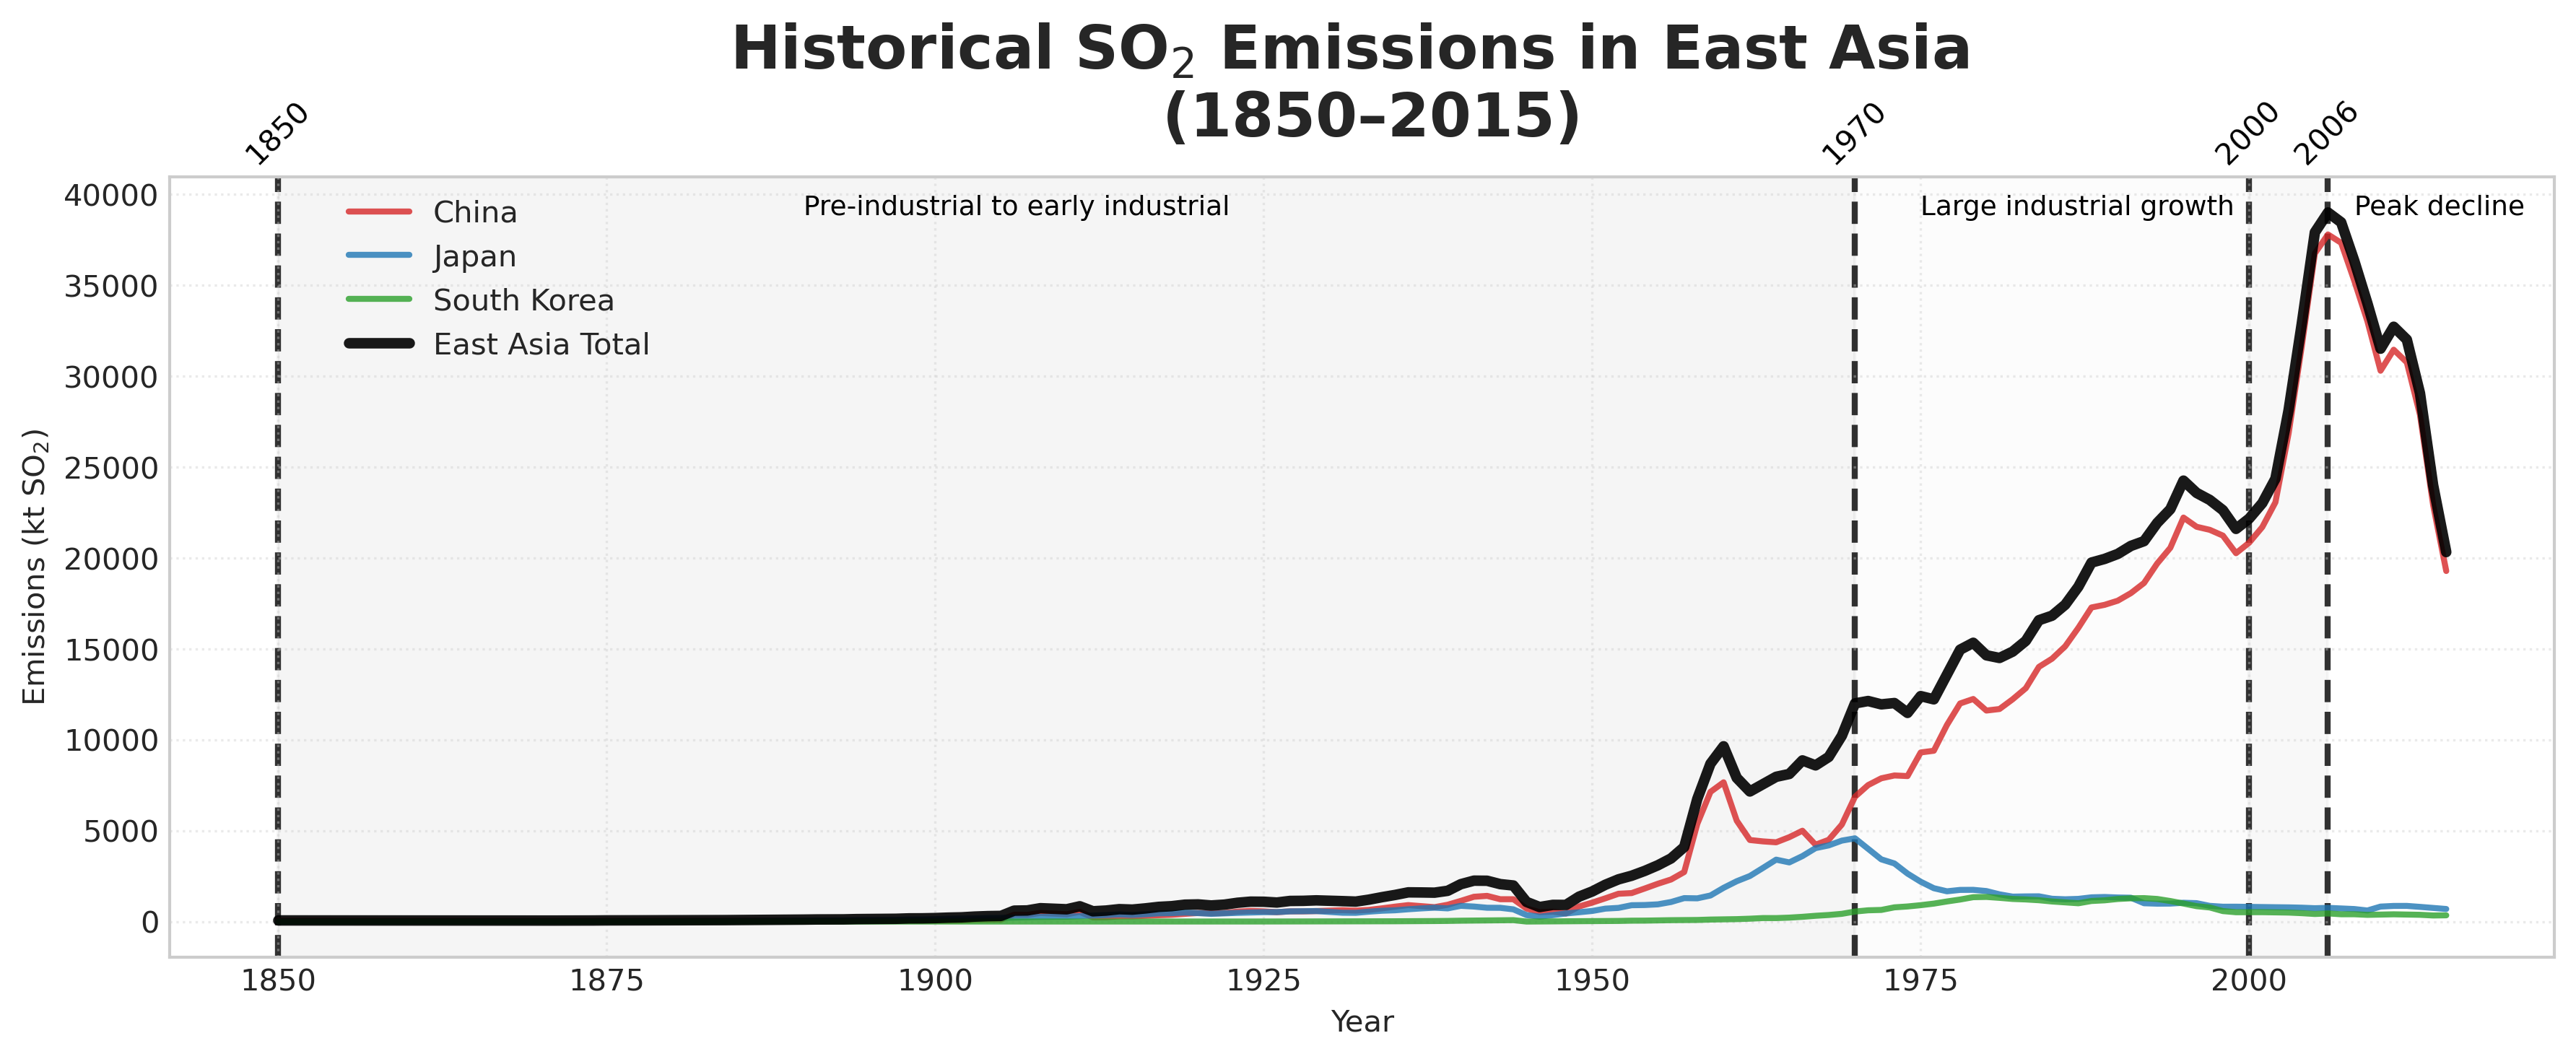
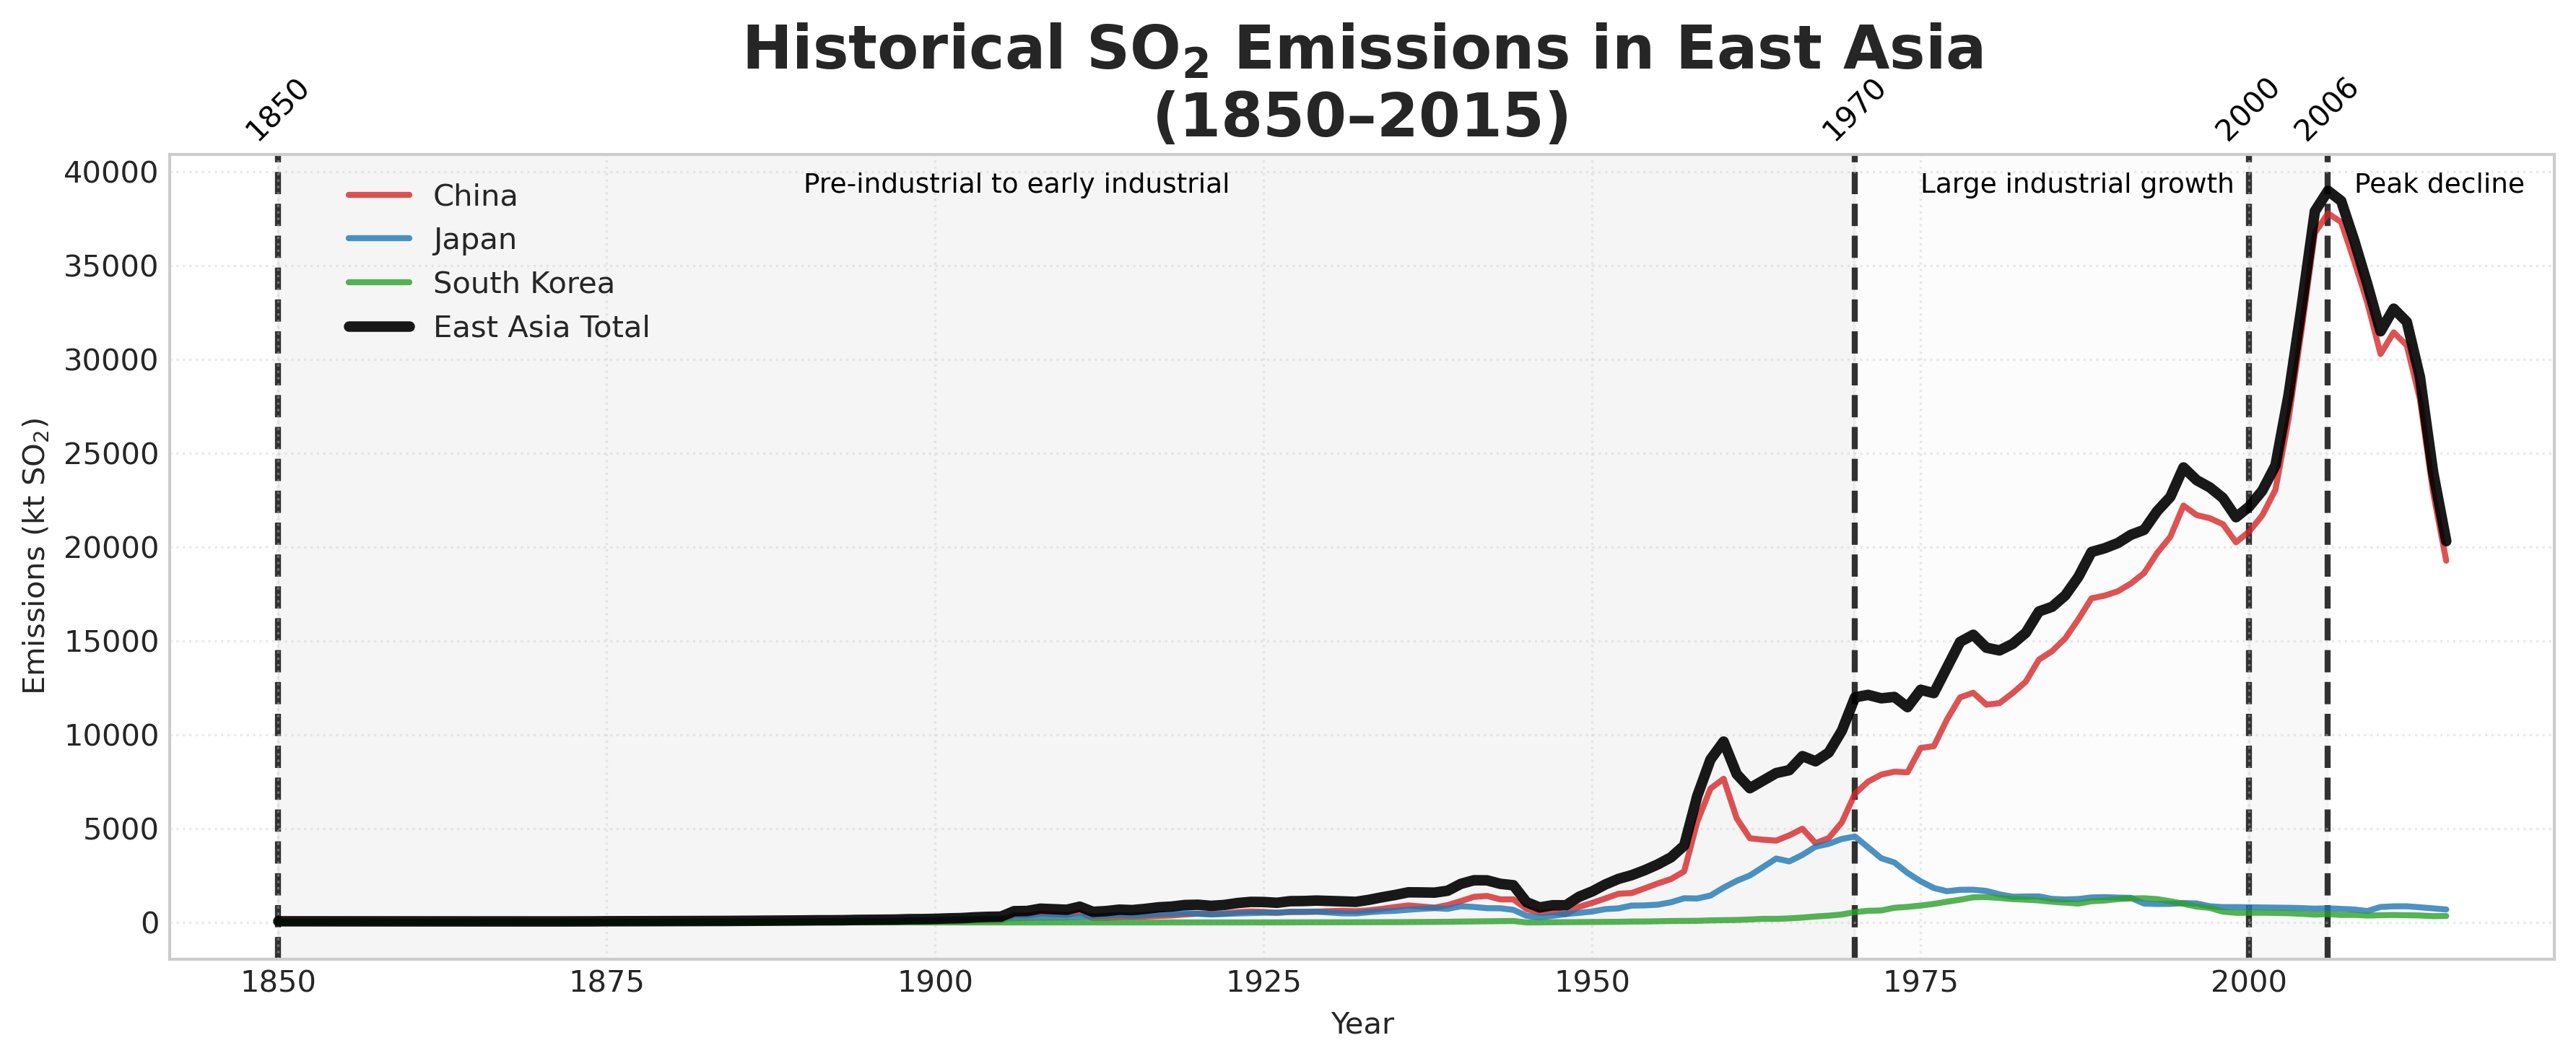
The notebook cell's code change between the first figure and the second:
--- before
+++ after
@@ -39,5 +39,12 @@
 
 # Labels and legend
-ax.set_title('Historical SO$_{2}$ Emissions in East Asia  \n (1850–2015)', fontsize=20, weight='bold', y=1.03)
+# ax.set_title('Historical SO$_{2}$ Emissions in East Asia  \n (1850–2015)', fontsize=20, weight='bold', y=1.03)
+
+ax.set_title(r'Historical SO$\mathbf{_{2}}$ Emissions in East Asia'
+
+             '\n(1850–2015)',
+
+             fontsize=20, weight='bold')
+
 ax.set_xlabel('Year')
 ax.set_ylabel('Emissions (kt SO$_{2}$)')
@@ -47,3 +54,6 @@
 #ax.set_xlim(1849, 2020)
 plt.tight_layout()
+
+plt.savefig('/glade/u/home/jzweifel/jupyter_workspaces/Masters_paper_analysis/notebooks/figures/Figure_03.png')
+
 plt.show()

Commit: update figure_03